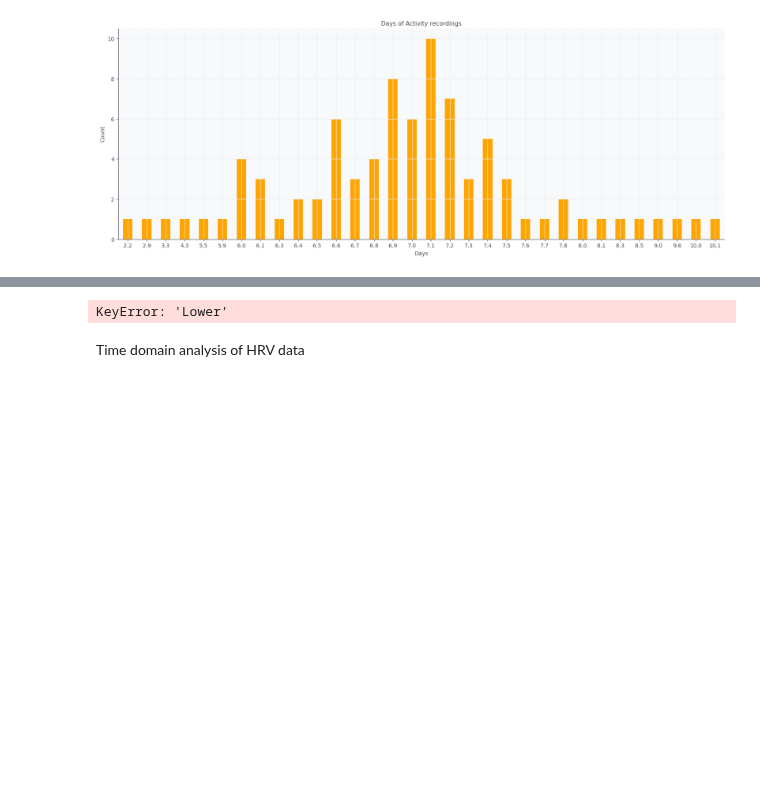
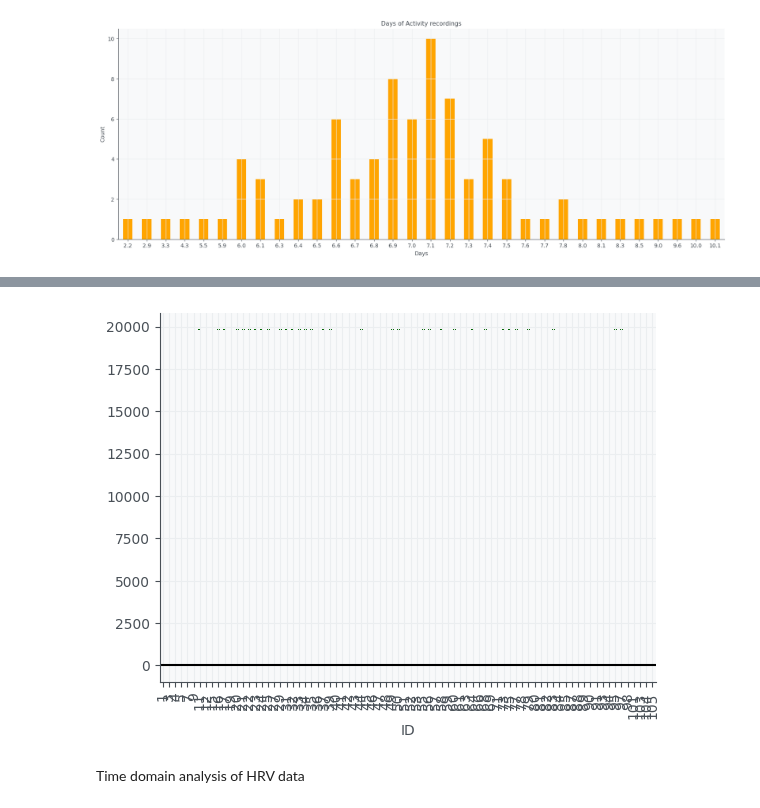
Before and after one commit to GacildaAnne/Thesis-ADHD-HRV, a Jupyter notebook: Thesis_code.ipynb, the cells around one changed output, grey strips where cells are left out. Drawn from its saved outputs; the diff is of its cells as text; code cells hidden in the pictures; blank space fills up the shorter version.

```diff
--- a/Thesis_code.ipynb
+++ b/Thesis_code.ipynb
@@ -107,18 +171,14 @@ dtype: object
 # %%
 # Plot time on y-axis, and number of hour recordings on x-axis. (Try to find a number of hours that was
 # recorded on the same time during the day)
 
-Height = patient_info.HRV_HOURS
-Category = patient_info.ID
-Lower = patient_info.HRV_TIME
 
-ax = patient_info.plot(kind='bar', y='Height', x='Category', bottom=patient_info['Lower'],
+ax = HRVdf.plot(kind='bar', y='HRV_HOURS', x='ID', bottom= HRVdf['HRV_TIME'],
              color='darkgreen', legend=False)
 ax.axhline(0, color='black')
-plt.tight_layout()
 plt.show()
 # %% [output]
-KeyError: 'Lower'
+[figure, added]
 # %%
 # Trying to make a plot that shows both the amount of hours recorded for control and ADHD groups, separated by gender...
 
```
Also changed, not shown: parts of 19 cells of this notebook.
